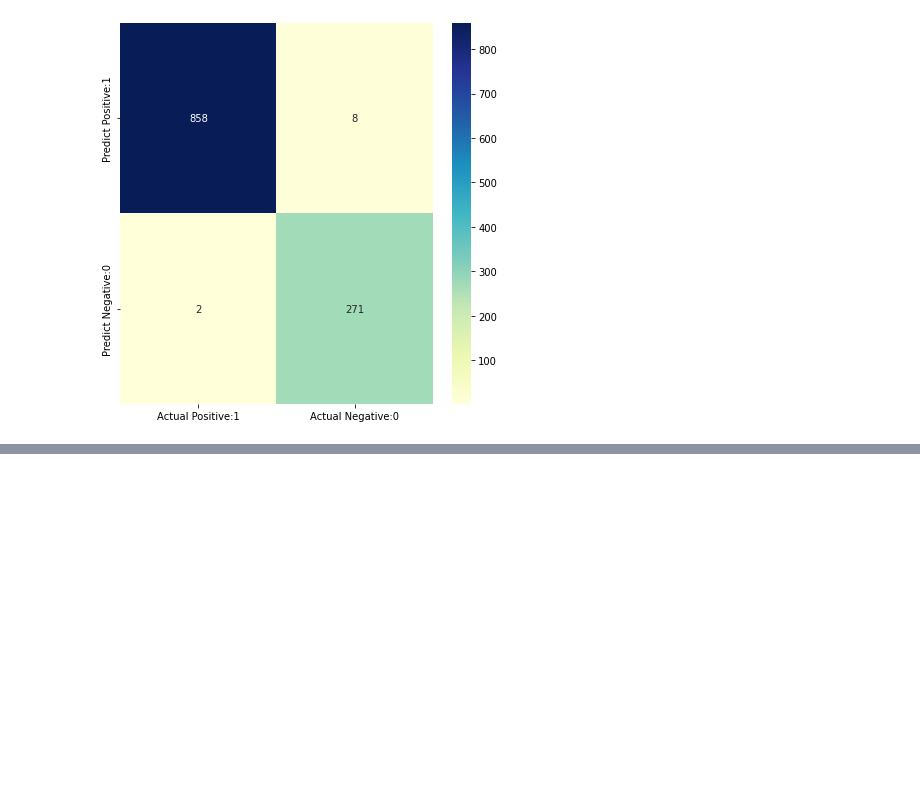
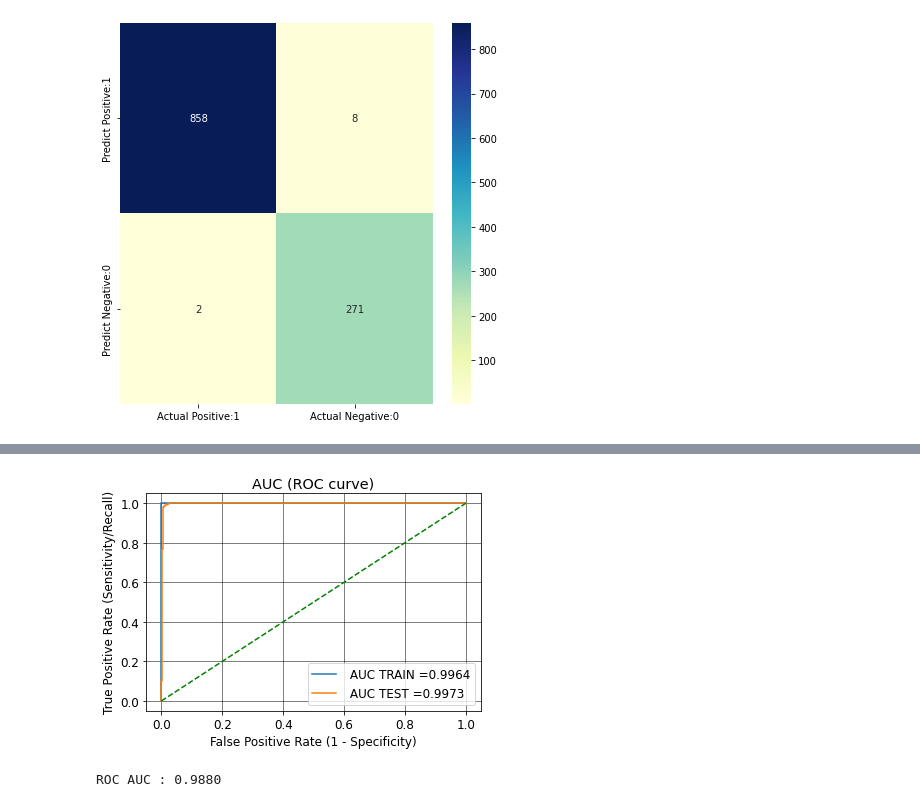
Before and after one commit to CSpanias/spam_filter_bootcamp, a Jupyter notebook: spam_filter.ipynb, the cells around one changed output, grey strips where cells are left out. Cells and saved outputs as stored; diff of their text form; code cells hidden in the pictures; blank space fills up the shorter version.

```diff
--- a/spam_filter.ipynb
+++ b/spam_filter.ipynb
@@ -406 +504,43 @@ sns.heatmap(cm_matrix, annot=True, fmt='d', cmap='YlGnBu')
+# %%
+from sklearn.linear_model import SGDClassifier
+from sklearn.metrics import roc_curve, auc
+
+model = SVC(C=10, class_weight='balanced', kernel='linear')
+model.fit(X_train, y_train)
+# roc_auc_score(y_true, y_score) the 2nd parameter should be probability estimates of the positive class, not the predicted outputs.
+
+y_train_pred = model.decision_function(X_train)
+y_test_pred = model.decision_function(X_test)
+
+train_fpr, train_tpr, tr_thresholds = roc_curve(y_train, y_train_pred)
+test_fpr, test_tpr, te_thresholds = roc_curve(y_test, y_test_pred)
+
+# calculate cross-validated ROC & AUC for training data
+auc_train = cross_val_score(model, X_train, y_train, cv=5, scoring='roc_auc')
+# take the mean score of the 5 splits
+auc_train = auc_train.mean()
+# round the result to 4 decimal digits
+auc_train = round(auc_train, 4)
+
+# calculate ROC & AUC for testing data
+auc_test = roc_auc_score(y_test, y_test_pred)
+# round the result to 4 decimal digits
+auc_test = round(auc_test, 4)
+
+# visualize ROC & AUC
+plt.grid()
+
+plt.plot(train_fpr, train_tpr, label=" AUC TRAIN ="+str(auc_train))
+plt.plot(test_fpr, test_tpr, label=" AUC TEST ="+str(auc_test))
+# draw a line
+plt.plot([0,1],[0,1],'g--')
+plt.legend()
+plt.title('AUC (ROC curve)')
+plt.xlabel('False Positive Rate (1 - Specificity)')
+plt.ylabel('True Positive Rate (Sensitivity/Recall)')
+plt.grid(color='black', linestyle='-', linewidth=0.5)
+plt.show()
+# %% [output]
+[figure, added]
+ROC AUC : 0.9880
 # %%
```
Also changed, not shown: parts of 32 cells of this notebook.
